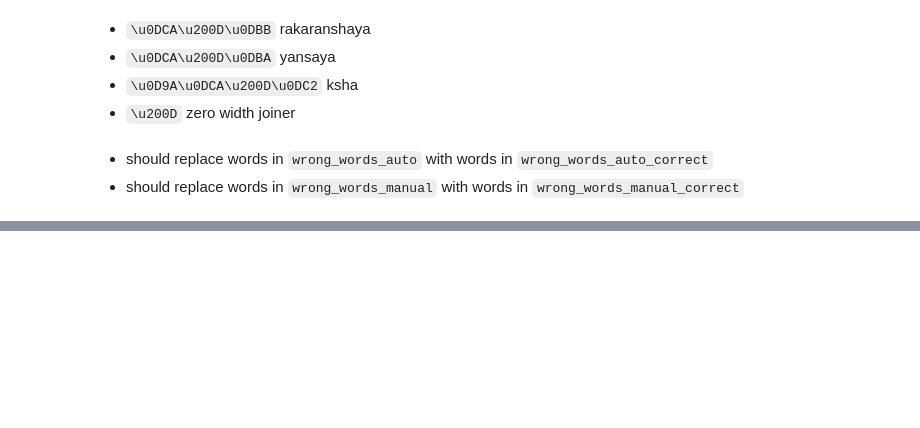
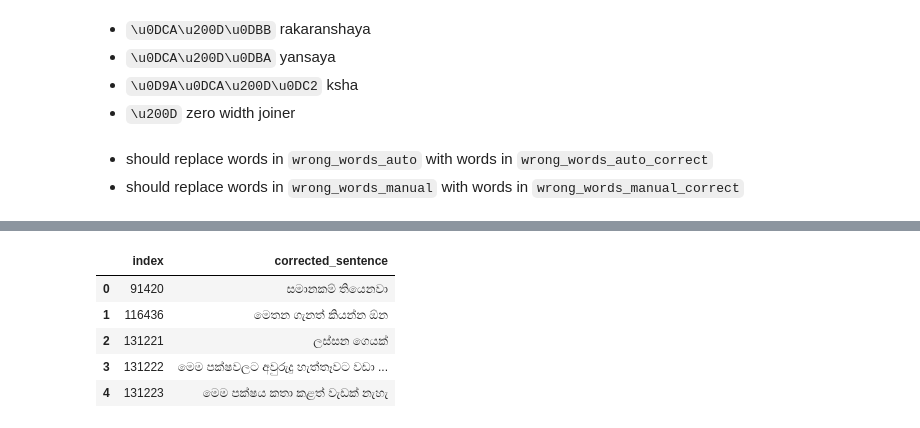
Before and after one commit to SinSpeech-Development/Kalaya-Text-Corpus, a Jupyter notebook: Cleaning the Text Corpus.ipynb, the cells around one changed output, grey strips where cells are left out. Drawn from its saved outputs; the diff is of its cells as text; code cells hidden in the pictures; blank space fills up the shorter version.

```diff
--- a/Cleaning the Text Corpus.ipynb
+++ b/Cleaning the Text Corpus.ipynb
@@ -375,0 +391,10 @@ unique_word_count = pd.DataFrame(unique_words_count)
+# %%
+corrections = pd.read_csv("Cleaning_the_corpus/Extra_Files/11_4_wrong_sentences_corrected.csv")
+corrections.head()
+# %% [output]
+|  | index | corrected_sentence |
+| 0 | 91420 | සමානකම් තියෙනවා |
+| 1 | 116436 | මෙතන ගැනත් කියන්න ඕන |
+| 2 | 131221 | ලස්සන ගෙයක් |
+| 3 | 131222 | මෙම පක්ෂවලට අවුරුදු හැත්තෑවට වඩා ... |
+| 4 | 131223 | මෙම පක්ෂය කතා කළත් වැඩක් නැහැ |
```
Also changed, not shown: parts of 73 cells of this notebook, 12 other files.
